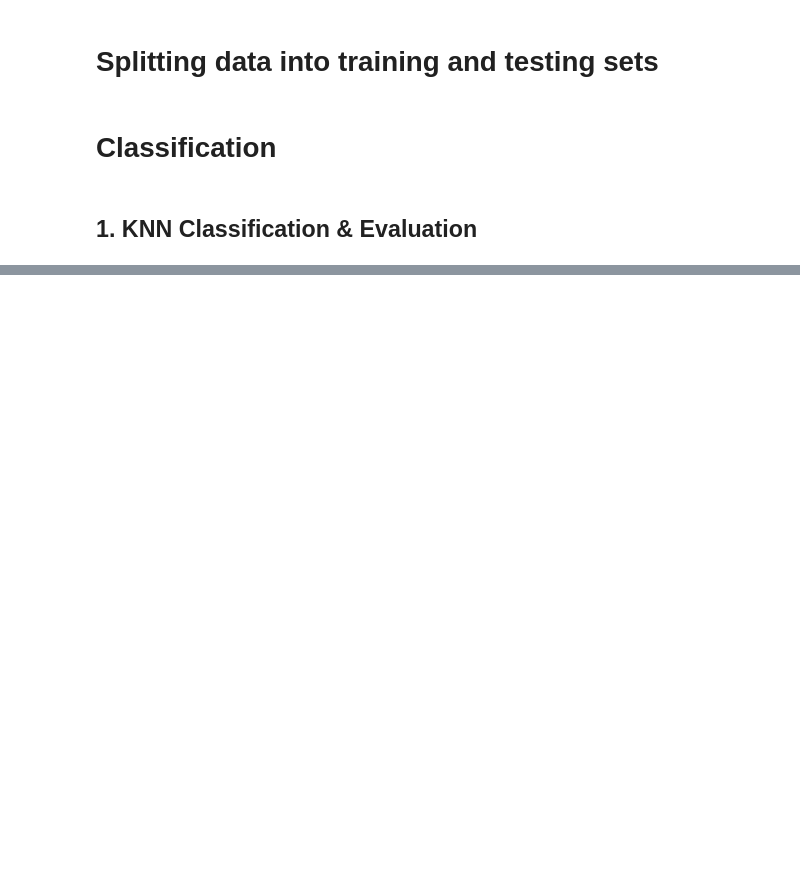
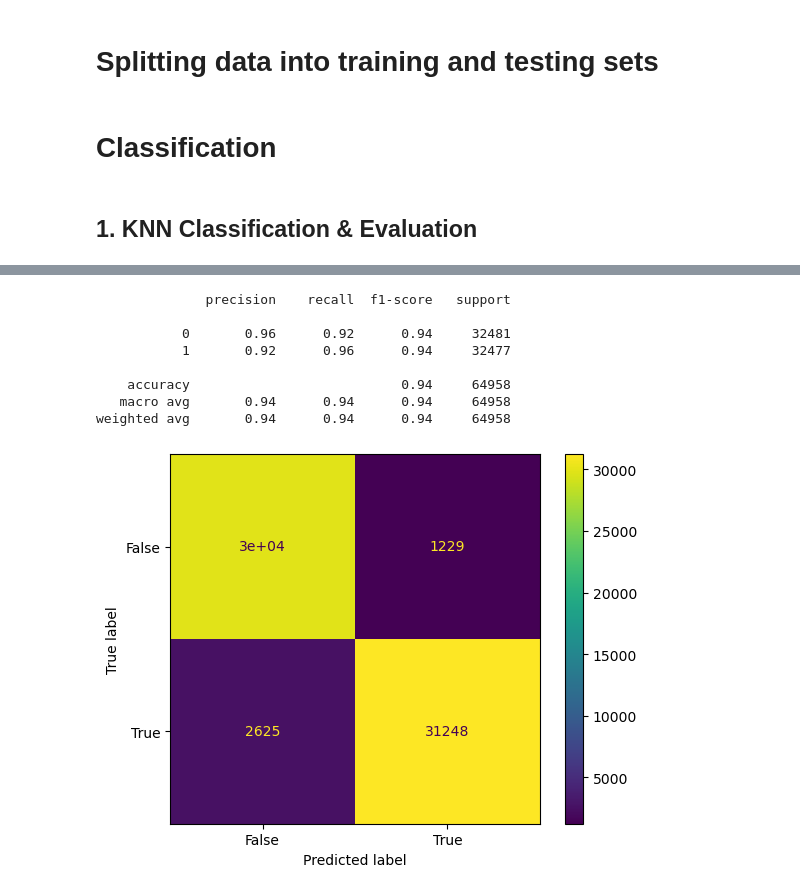
Before and after one commit to FGRCL/scada-intrusion-detection, a Jupyter notebook: COMP6321Project.ipynb, the cells around one changed output, grey strips where cells are left out. Cells and saved outputs as stored; diff of their text form; code cells hidden in the pictures; blank space fills up the shorter version.

```diff
--- a/COMP6321Project.ipynb
+++ b/COMP6321Project.ipynb
@@ -420,7 +438,17 @@ plt.show()
 # %%
-print(classification_report(y_test_old_cca, y_pred_old_cca))
-confusion_matrix_knn_cca = metrics.confusion_matrix(y_pred_old_cca,y_test_old_cca)
+print(classification_report(y_test_balanced_cca, y_pred_balanced_cca))
+confusion_matrix_knn_cca = metrics.confusion_matrix(y_pred_balanced_cca,y_test_balanced_cca)
 cm_display_knn_cca = metrics.ConfusionMatrixDisplay(confusion_matrix = confusion_matrix_knn_cca, display_labels = [False, True])
 cm_display_knn_cca.plot()
 plt.show()
+# %% [output]
+              precision    recall  f1-score   support
+
+           0       0.96      0.92      0.94     32481
+           1       0.92      0.96      0.94     32477
+
+    accuracy                           0.94     64958
+   macro avg       0.94      0.94      0.94     64958
+weighted avg       0.94      0.94      0.94     64958
+[figure, added]
 # %%
```
Also changed, not shown: parts of 19 cells of this notebook.
